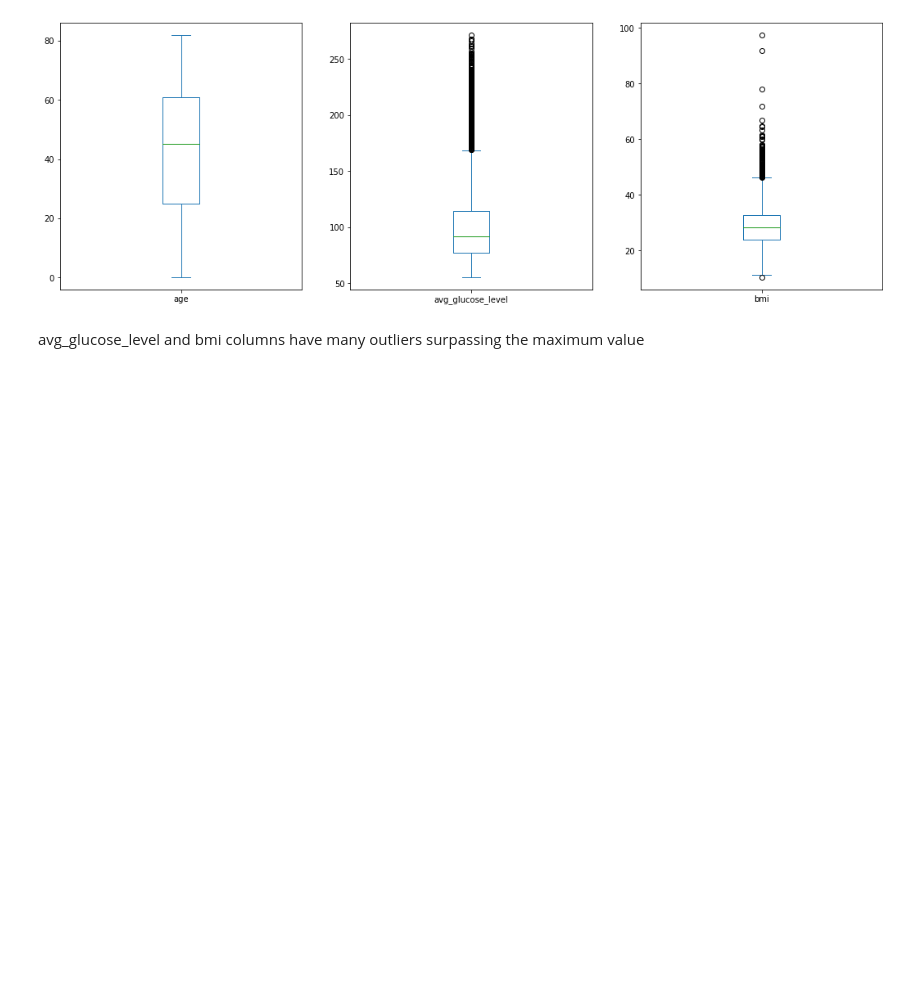
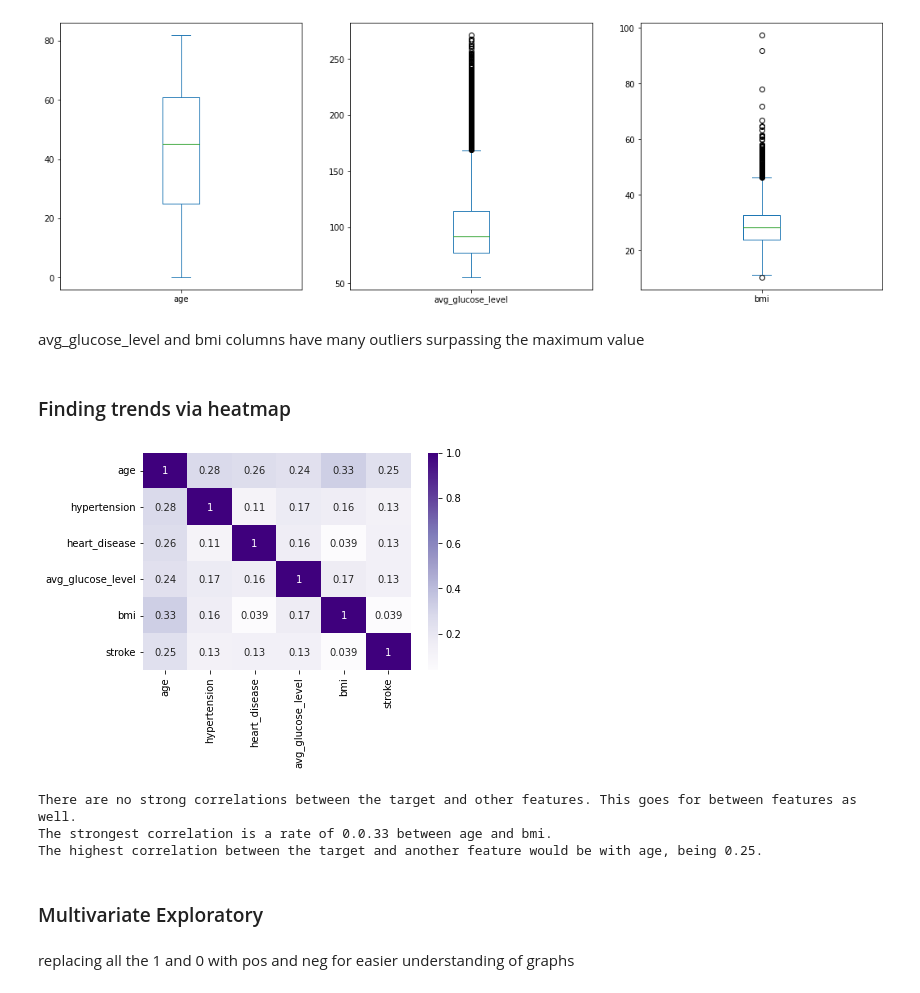
Before and after one commit to Gracey701/Stroke-Project, a Jupyter notebook: Project_2.ipynb, the cells around one changed output. Drawn from its saved outputs; the diff is of its cells as text; code cells hidden in the pictures; blank space fills up the shorter version.

```diff
--- a/Project_2.ipynb
+++ b/Project_2.ipynb
@@ -261,3 +265,20 @@ eda_stroke['bmi'].plot(kind='box');
 [figure]
 # %% [markdown]
 avg_glucose_level and bmi columns have many outliers surpassing the maximum value
+# %% [markdown]
+### Finding trends via heatmap
+# %%
+import seaborn as sns
+corr = eda_stroke.corr()
+sns.heatmap(corr, cmap = 'Purples', annot = True);
+plt.show()
+print('There are no strong correlations between the target and other features. This goes for between features as well. \nThe strongest correlation is a rate of 0.0.33 between age and bmi. \nThe highest correlation between the target and another feature would be with age, being 0.25.')
+# %% [output]
+[figure, added]
+There are no strong correlations between the target and other features. This goes for between features as well.
+The strongest correlation is a rate of 0.0.33 between age and bmi.
+The highest correlation between the target and another feature would be with age, being 0.25.
+# %% [markdown]
+### Multivariate Exploratory
+# %% [markdown]
+replacing all the 1 and 0 with pos and neg for easier understanding of graphs
```
Also changed, not shown: parts of 58 cells of this notebook.
